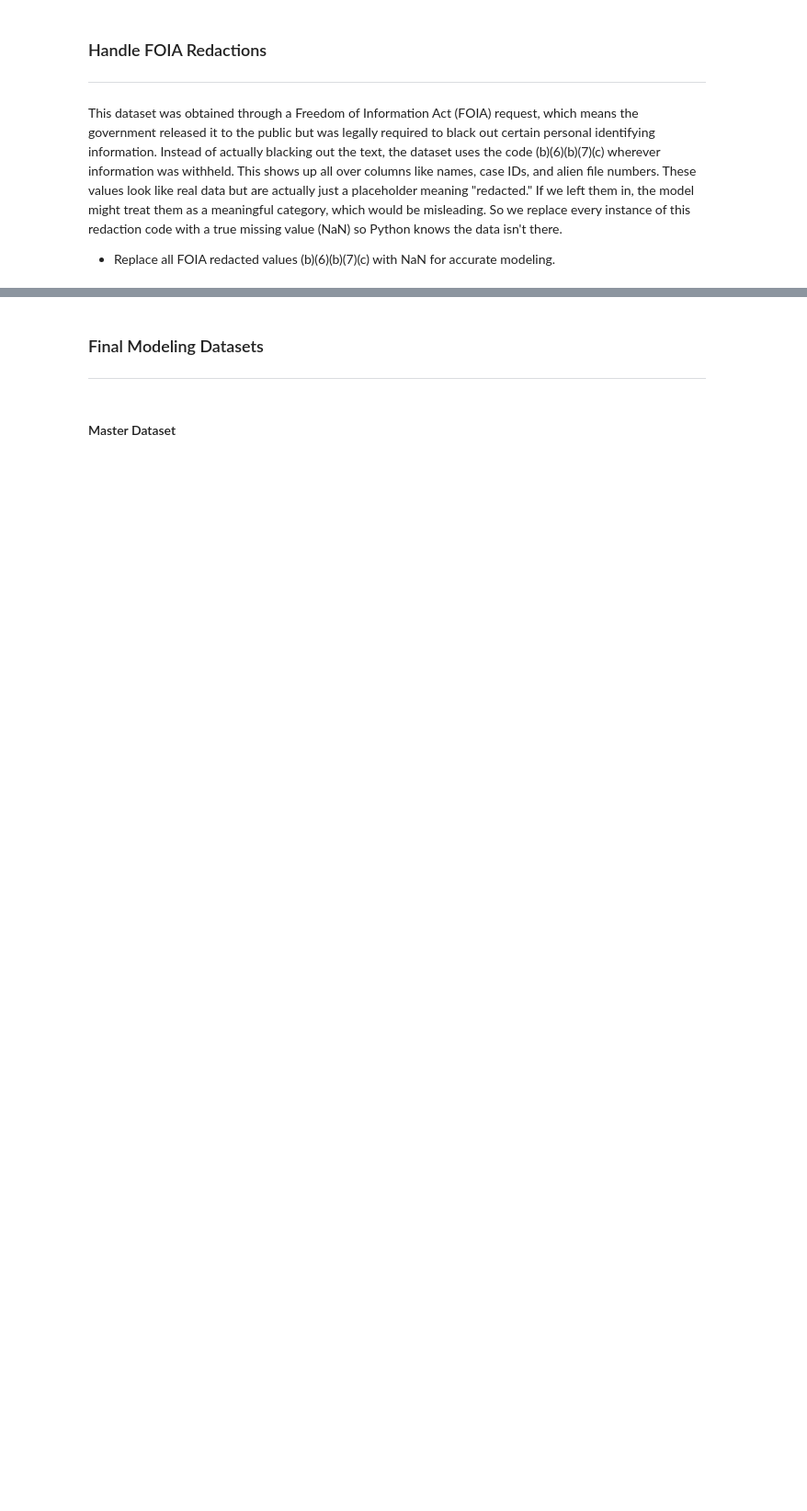
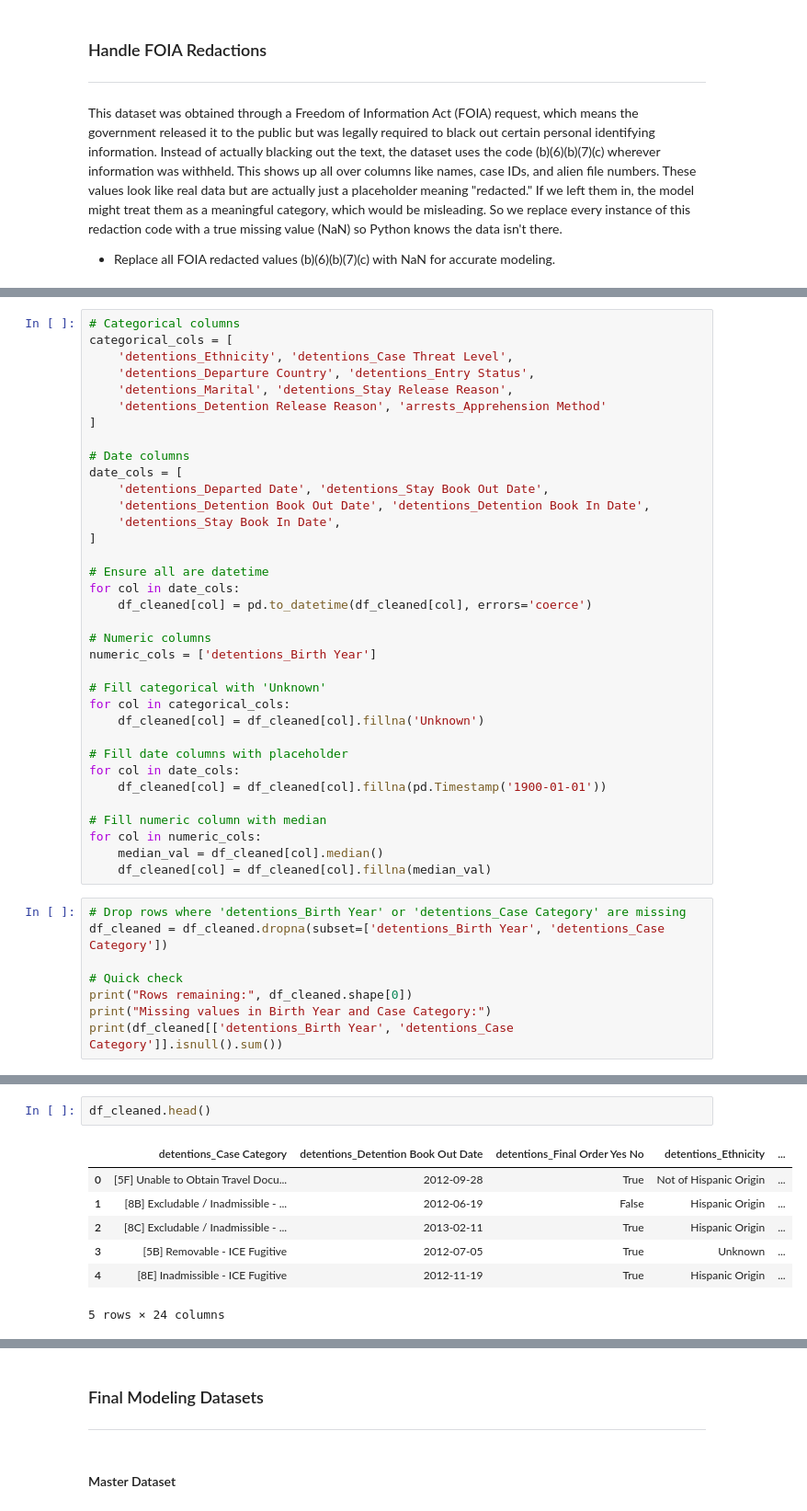
Before and after one commit to emilynnguyen1/ICE-Outcomes, a Jupyter notebook: notebooks/Exploratory-Data-Analysis.ipynb, the cells around one changed output, grey strips where cells are left out. Shown at 92% size. Drawn from its saved outputs; the diff is of its cells as text; blank space fills up the shorter version.

```diff
--- a/notebooks/Exploratory-Data-Analysis.ipynb
+++ b/notebooks/Exploratory-Data-Analysis.ipynb
@@ -396,0 +231,43 @@ Name: count, dtype: int64
+# %%
+# Categorical columns
+categorical_cols = [
+    'detentions_Ethnicity', 'detentions_Case Threat Level',
+    'detentions_Departure Country', 'detentions_Entry Status',
+    'detentions_Marital', 'detentions_Stay Release Reason',
+    'detentions_Detention Release Reason', 'arrests_Apprehension Method'
+]
+
+# Date columns
+date_cols = [
+    'detentions_Departed Date', 'detentions_Stay Book Out Date',
+    'detentions_Detention Book Out Date', 'detentions_Detention Book In Date',
+    'detentions_Stay Book In Date',
+]
+
+# Ensure all are datetime
+for col in date_cols:
+    df_cleaned[col] = pd.to_datetime(df_cleaned[col], errors='coerce')
+
+# Numeric columns
+numeric_cols = ['detentions_Birth Year']
+
+# Fill categorical with 'Unknown'
+for col in categorical_cols:
+    df_cleaned[col] = df_cleaned[col].fillna('Unknown')
+
+# Fill date columns with placeholder
+for col in date_cols:
+    df_cleaned[col] = df_cleaned[col].fillna(pd.Timestamp('1900-01-01'))
+
+# Fill numeric column with median
+for col in numeric_cols:
+    median_val = df_cleaned[col].median()
+    df_cleaned[col] = df_cleaned[col].fillna(median_val)
+# %%
+# Drop rows where 'detentions_Birth Year' or 'detentions_Case Category' are missing
+df_cleaned = df_cleaned.dropna(subset=['detentions_Birth Year', 'detentions_Case Category'])
+
+# Quick check
+print("Rows remaining:", df_cleaned.shape[0])
+print("Missing values in Birth Year and Case Category:")
+print(df_cleaned[['detentions_Birth Year', 'detentions_Case Category']].isnull().sum())
@@ -397,3 +300,13 @@ Name: count, dtype: int64
+# %%
+df_cleaned.head()
+# %% [output]
+|  | detentions_Case Category | detentions_Detention Book Out Date | detentions_Final Order Yes No | detentions_Ethnicity | ... |
+| 0 | [5F] Unable to Obtain Travel Docu... | 2012-09-28 | True | Not of Hispanic Origin | ... |
+| 1 | [8B] Excludable / Inadmissible - ... | 2012-06-19 | False | Hispanic Origin | ... |
+| 2 | [8C] Excludable / Inadmissible - ... | 2013-02-11 | True | Hispanic Origin | ... |
+| 3 | [5B] Removable - ICE Fugitive | 2012-07-05 | True | Unknown | ... |
+| 4 | [8E] Inadmissible - ICE Fugitive | 2012-11-19 | True | Hispanic Origin | ... |
+5 rows × 24 columns
 # %% [markdown]
 ### Feature Engineering
 ---
```
Also changed, not shown: parts of 61 cells of this notebook, 1 other file.
